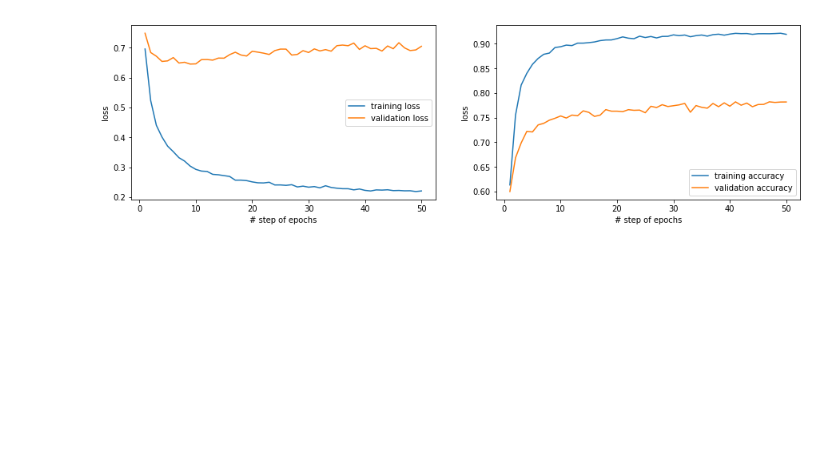
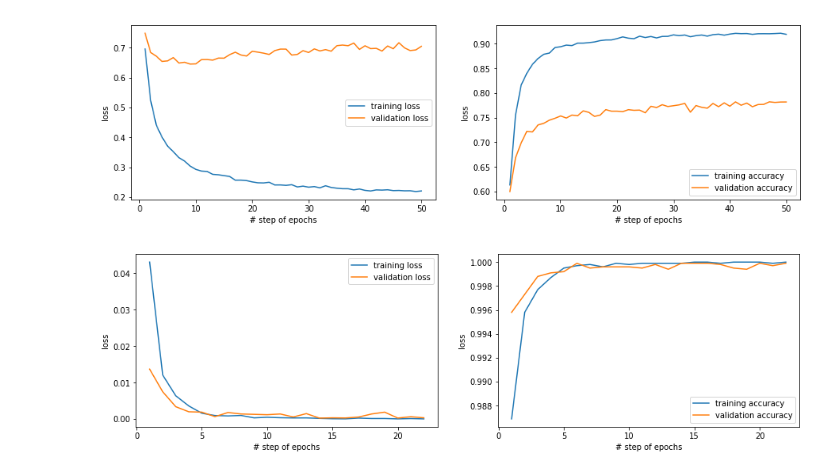
Before and after one commit to yustiks/master_project, a Jupyter notebook: plot_results.ipynb, the cells around one changed output. Drawn from its saved outputs; the diff is of its cells as text; code cells hidden in the pictures; blank space fills up the shorter version.

Commit message:
plotting the results

```diff
--- a/plot_results.ipynb
+++ b/plot_results.ipynb
@@ -146,3 +146,39 @@ plt.savefig('inception_training.png')
 plt.show()
 # %% [output]
 [figure]
+# %%
+import pandas as pd
+import numpy as np
+import matplotlib.pyplot as plt
+df = pd.read_csv("opponent_vgg.csv", header=None)
+df = df[np.isfinite(df[13])]
+df
+# %%
+#loss - 7
+#acc - 10
+# val_loss - 13
+# val_acc = 16
+fig = plt.figure(figsize=(15,4))
+plt.subplot(1, 2, 1)
+x = np.linspace(1, 22, 22)
+y = df.loc[:,7]
+y1 = df.loc[:,13]
+plt.plot(x, y, '-', x,y1,'-')
+plt.legend(['training loss','validation loss'])
+#plt.ylim(0,2.1)
+plt.xlabel('# step of epochs')
+plt.ylabel('loss')
+
+
+plt.subplot(1, 2, 2)
+y = df.loc[:,10]
+y1 = df.loc[:,16]
+plt.plot(x, y, '-', x,y1,'-')
+plt.legend(['training accuracy','validation accuracy'])
+#plt.ylim(0.4,1)
+plt.xlabel('# step of epochs')
+plt.ylabel('loss')
+plt.savefig('inception_training.png')
+plt.show()
+# %% [output]
+[figure, added]
```
Also changed, not shown: parts of 9 cells of this notebook.
